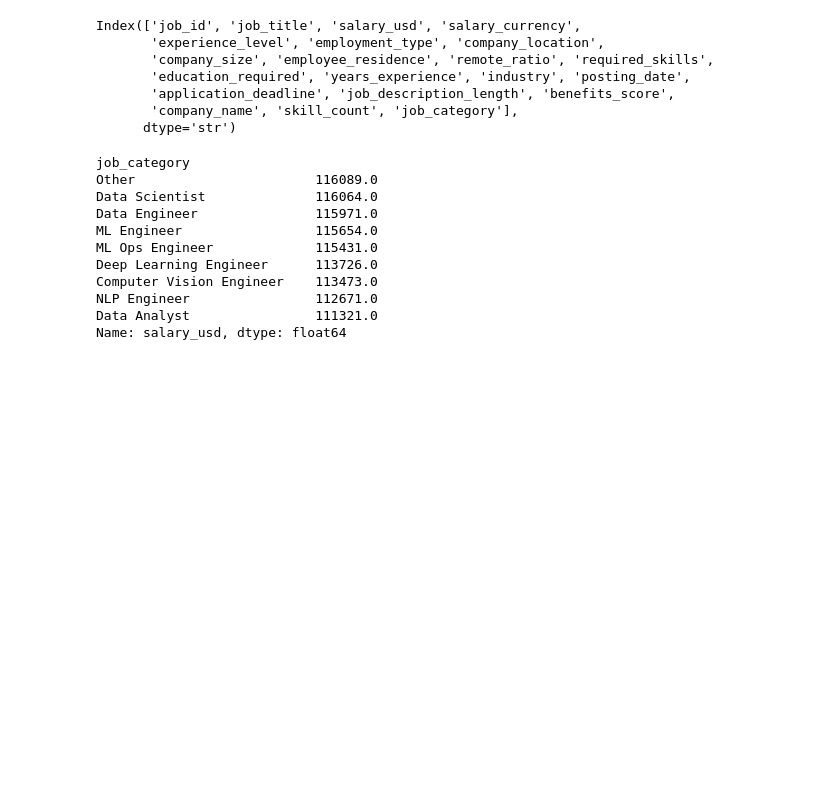
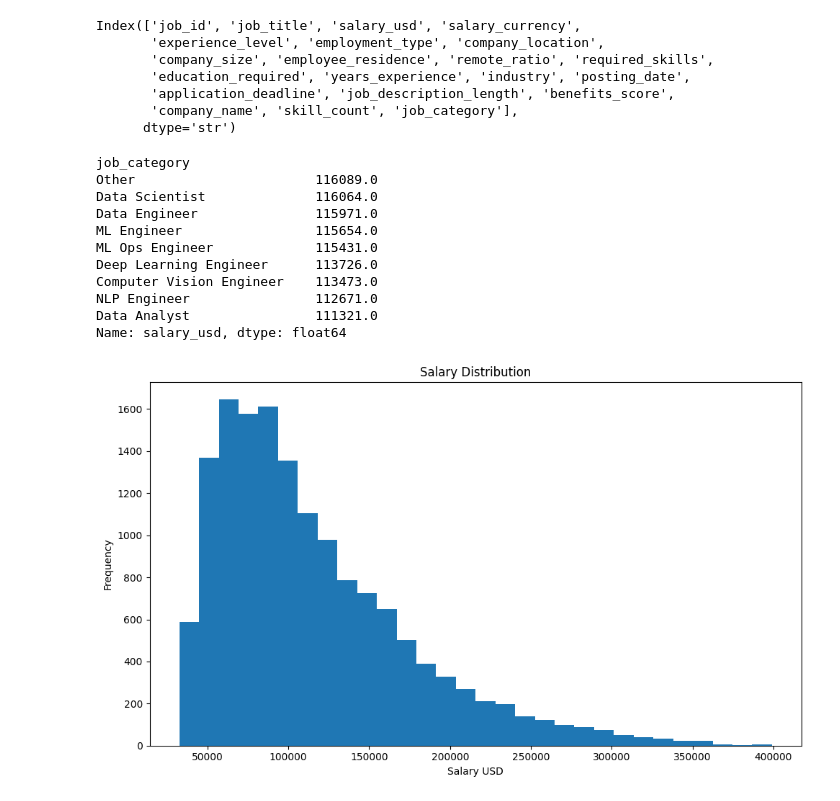
Before and after one commit to gima2003/ai-interview-job-market-platform, a Jupyter notebook: job-market-engine/notebooks/04_salary_prediction.ipynb, the cells around one changed output. Saved outputs shown, nothing was run; the diff lists cells and outputs as text; code cells hidden in the pictures; blank space fills up the shorter version.

Commit message:
feat: implement salary analytics and prediction models

```diff
--- a/job-market-engine/notebooks/04_salary_prediction.ipynb
+++ b/job-market-engine/notebooks/04_salary_prediction.ipynb
@@ -72,3 +65,24 @@ Name: salary_usd, dtype: float64
 salary_by_role.to_csv(
     "../outputs/salary_by_role.csv"
 )
+# %%
+# Salary Distribution chart
+plt.figure(figsize=(10,6))
+plt.hist(
+    df["salary_usd"],
+    bins=30
+)
+plt.title("Salary Distribution")
+
+plt.xlabel("Salary USD")
+plt.ylabel("Frequency")
+
+plt.tight_layout()
+
+plt.savefig(
+    "../outputs/salary_distribution.png"
+)
+
+plt.show()
+# %% [output]
+[figure, added]
```
Also changed, not shown: parts of 3 cells of this notebook, 5 other files.
